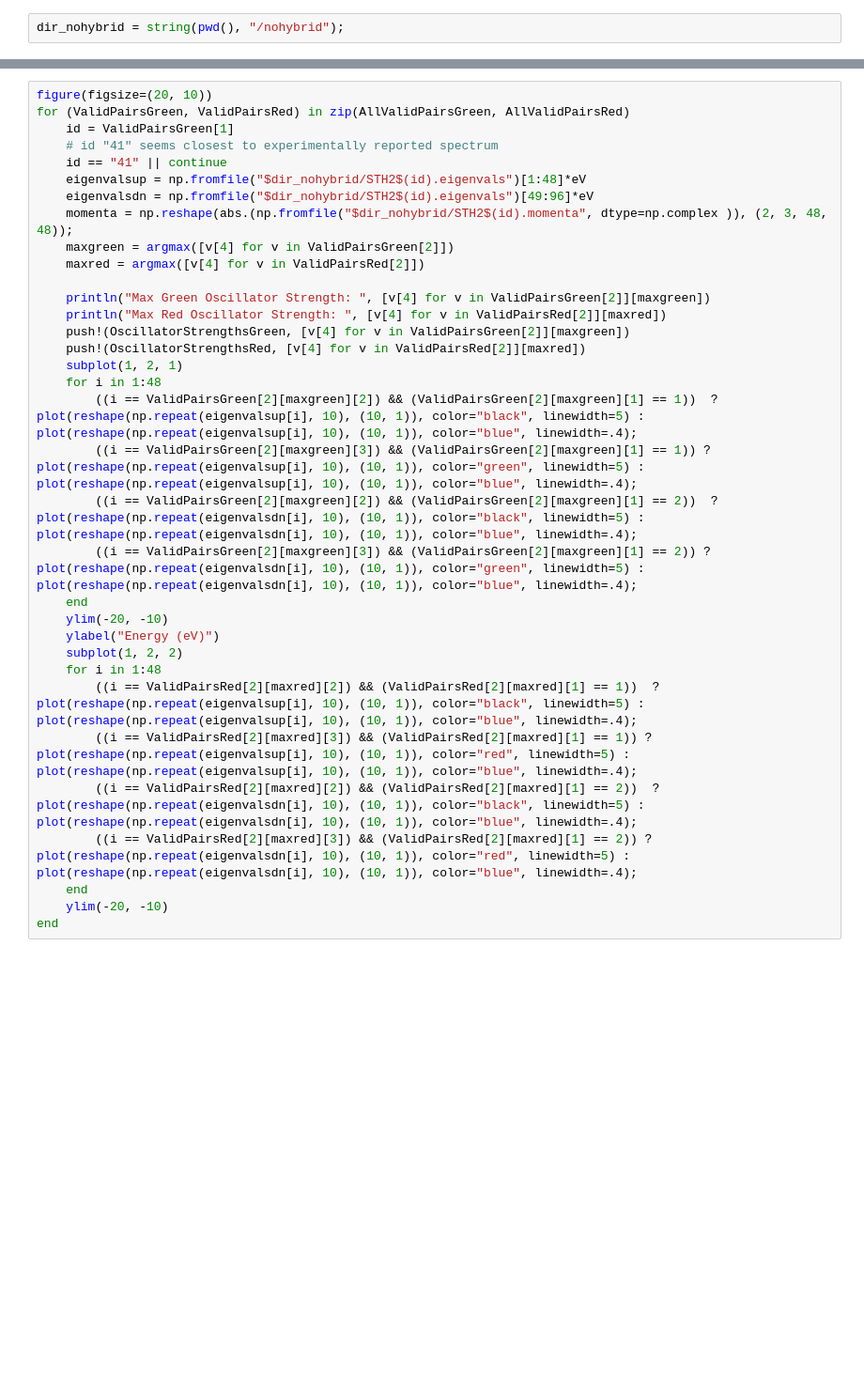
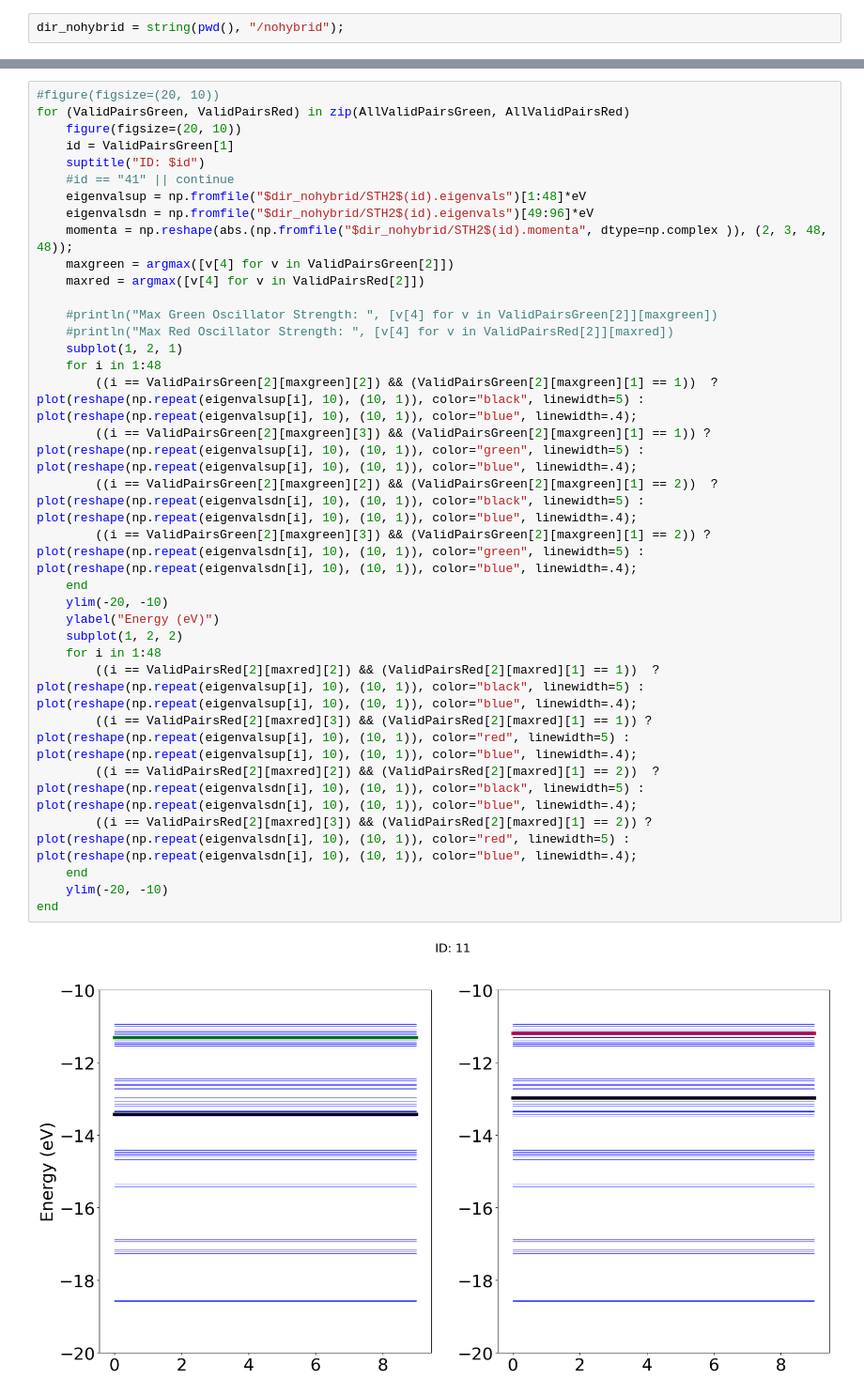
Before and after one commit to charlesrc/nanoscint, a Jupyter notebook: nanoscint/supplemental/DFT_NoHybridFunctional/NoHybridFunctionals_DFTModel.ipynb, the cells around one changed output, grey strips where cells are left out. Shown at 94% size. Drawn from its saved outputs; the diff is of its cells as text; blank space fills up the shorter version.

```diff
--- a/nanoscint/supplemental/DFT_NoHybridFunctional/NoHybridFunctionals_DFTModel.ipynb
+++ b/nanoscint/supplemental/DFT_NoHybridFunctional/NoHybridFunctionals_DFTModel.ipynb
@@ -63,37 +64,37 @@ for (i, j) in Tuple.(CartesianIndices(rand(4, 5)))
     push!(AllValidPairsRed, (id, ValidPairsRed))
 end
 # %%
-figure(figsize=(20, 10))
+#figure(figsize=(20, 10))
 for (ValidPairsGreen, ValidPairsRed) in zip(AllValidPairsGreen, AllValidPairsRed)
+    figure(figsize=(20, 10))
     id = ValidPairsGreen[1]
-    # id "41" seems closest to experimentally reported spectrum
-    id == "41" || continue
+    suptitle("ID: $id")
+    #id == "41" || continue
     eigenvalsup = np.fromfile("$dir_nohybrid/STH2$(id).eigenvals")[1:48]*eV
     eigenvalsdn = np.fromfile("$dir_nohybrid/STH2$(id).eigenvals")[49:96]*eV
     momenta = np.reshape(abs.(np.fromfile("$dir_nohybrid/STH2$(id).momenta", dtype=np.complex )), (2, 3, 48, 48));
     maxgreen = argmax([v[4] for v in ValidPairsGreen[2]])
     maxred = argmax([v[4] for v in ValidPairsRed[2]])
 
-    println("Max Green Oscillator Strength: ", [v[4] for v in ValidPairsGreen[2]][maxgreen])
-    println("Max Red Oscillator Strength: ", [v[4] for v in ValidPairsRed[2]][maxred])
-    push!(OscillatorStrengthsGreen, [v[4] for v in ValidPairsGreen[2]][maxgreen])
-    push!(OscillatorStrengthsRed, [v[4] for v in ValidPairsRed[2]][maxred])
+    #println("Max Green Oscillator Strength: ", [v[4] for v in ValidPairsGreen[2]][maxgreen])
+    #println("Max Red Oscillator Strength: ", [v[4] for v in ValidPairsRed[2]][maxred])
     subplot(1, 2, 1)
     for i in 1:48
         ((i == ValidPairsGreen[2][maxgreen][2]) && (ValidPairsGreen[2][maxgreen][1] == 1))  ? plot(reshape(np.repeat(eigenvalsup[i], 10), (10, 1)), color="black", linewidth=5) : plot(reshape(np.repeat(eigenvalsup[i], 10), (10, 1)), color="blue", linewidth=.4);
         ((i == ValidPairsGreen[2][maxgreen][3]) && (ValidPairsGreen[2][maxgreen][1] == 1)) ? plot(reshape(np.repeat(eigenvalsup[i], 10), (10, 1)), color="green", linewidth=5) : plot(reshape(np.repeat(eigenvalsup[i], 10), (10, 1)), color="blue", linewidth=.4);
         ((i == ValidPairsGreen[2][maxgreen][2]) && (ValidPairsGreen[2][maxgreen][1] == 2))  ? plot(reshape(np.repeat(eigenvalsdn[i], 10), (10, 1)), color="black", linewidth=5) : plot(reshape(np.repeat(eigenvalsdn[i], 10), (10, 1)), color="blue", linewidth=.4);
         ((i == ValidPairsGreen[2][maxgreen][3]) && (ValidPairsGreen[2][maxgreen][1] == 2)) ? plot(reshape(np.repeat(eigenvalsdn[i], 10), (10, 1)), color="green", linewidth=5) : plot(reshape(np.repeat(eigenvalsdn[i], 10), (10, 1)), color="blue", linewidth=.4);
     end
     ylim(-20, -10)
     ylabel("Energy (eV)")
     subplot(1, 2, 2)
     for i in 1:48
         ((i == ValidPairsRed[2][maxred][2]) && (ValidPairsRed[2][maxred][1] == 1))  ? plot(reshape(np.repeat(eigenvalsup[i], 10), (10, 1)), color="black", linewidth=5) : plot(reshape(np.repeat(eigenvalsup[i], 10), (10, 1)), color="blue", linewidth=.4);
         ((i == ValidPairsRed[2][maxred][3]) && (ValidPairsRed[2][maxred][1] == 1)) ? plot(reshape(np.repeat(eigenvalsup[i], 10), (10, 1)), color="red", linewidth=5) : plot(reshape(np.repeat(eigenvalsup[i], 10), (10, 1)), color="blue", linewidth=.4);
         ((i == ValidPairsRed[2][maxred][2]) && (ValidPairsRed[2][maxred][1] == 2))  ? plot(reshape(np.repeat(eigenvalsdn[i], 10), (10, 1)), color="black", linewidth=5) : plot(reshape(np.repeat(eigenvalsdn[i], 10), (10, 1)), color="blue", linewidth=.4);
         ((i == ValidPairsRed[2][maxred][3]) && (ValidPairsRed[2][maxred][1] == 2)) ? plot(reshape(np.repeat(eigenvalsdn[i], 10), (10, 1)), color="red", linewidth=5) : plot(reshape(np.repeat(eigenvalsdn[i], 10), (10, 1)), color="blue", linewidth=.4);
     end
     ylim(-20, -10)
 end
 # %% [output]
+[figure, new version]
```
Also changed, not shown: parts of 3 cells of this notebook.
